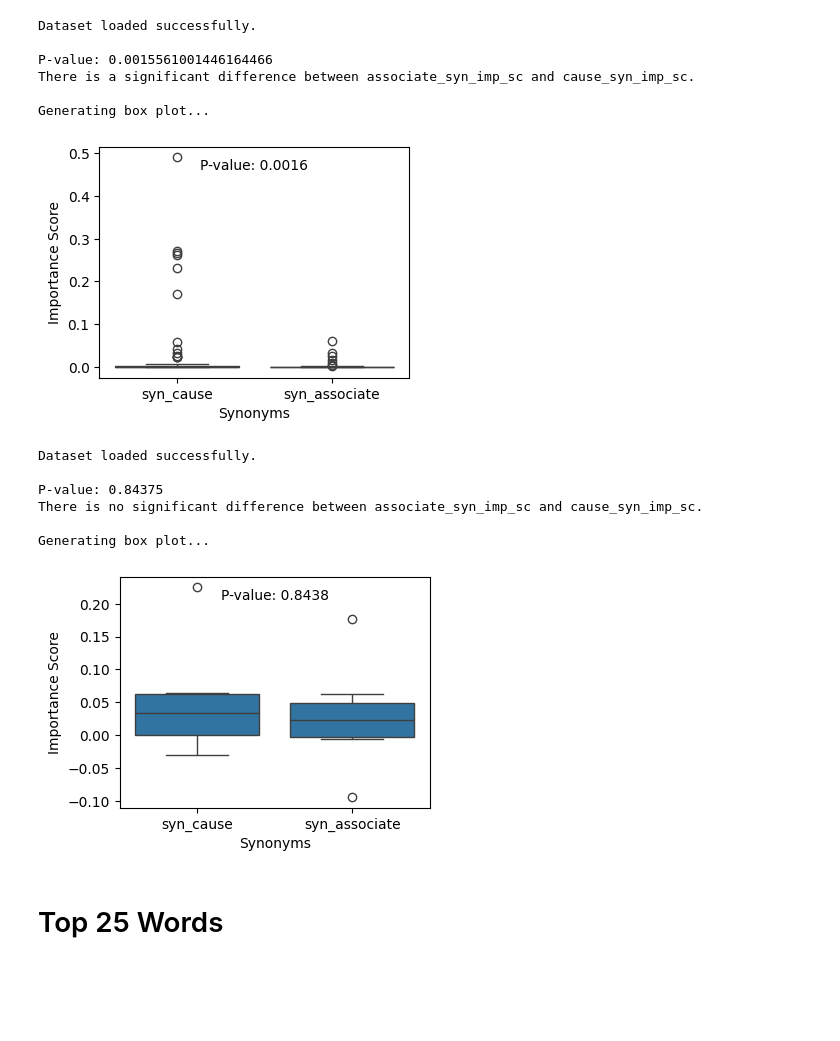
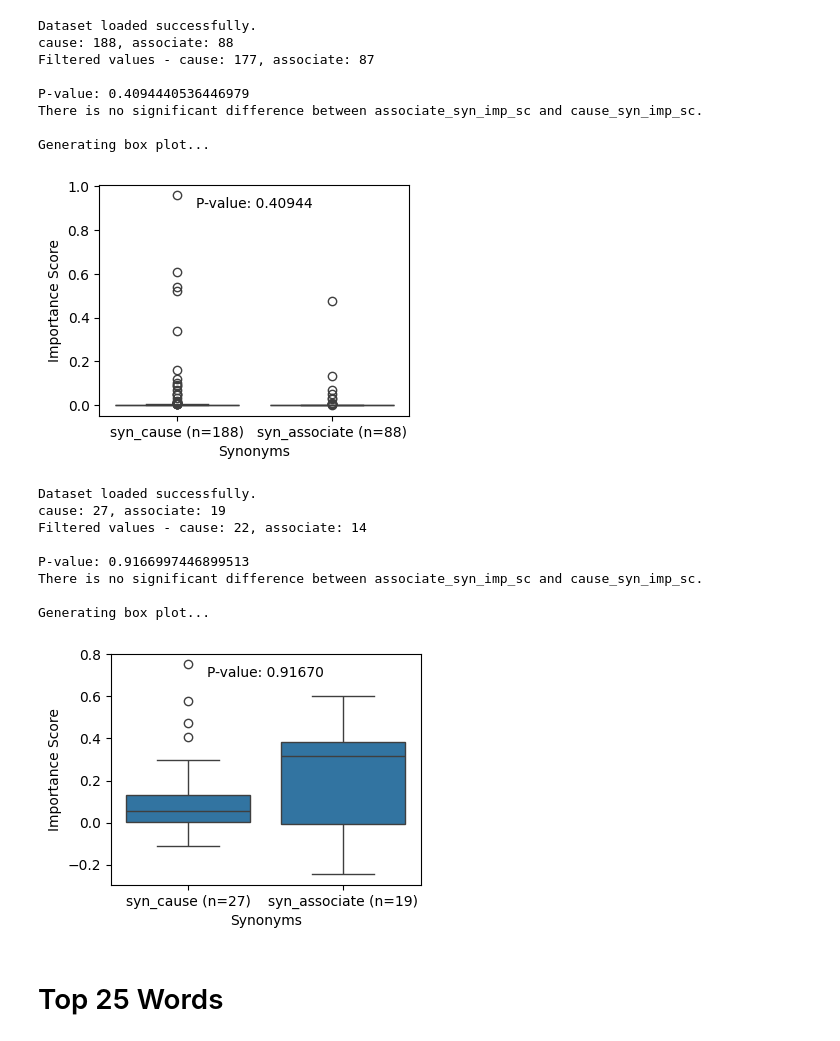
Before and after one commit to BIRDSgroup/CRED, a Jupyter notebook: scripts/code/interpretation_graph_new.ipynb, the cells around one changed output. Cells and saved outputs as stored; diff of their text form; code cells hidden in the pictures; blank space fills up the shorter version.

```diff
--- a/scripts/code/interpretation_graph_new.ipynb
+++ b/scripts/code/interpretation_graph_new.ipynb
@@ -3,6 +5,8 @@ import pandas as pd
 import matplotlib.pyplot as plt
 import seaborn as sns
 from scipy.stats import wilcoxon
+from scipy.stats import mannwhitneyu
+
 
 def analyze_datasets(file_path_cred):
     data_cred = pd.read_csv(file_path_cred, delimiter='\t')
@@ -19,7 +23,8 @@ def analyze_datasets(file_path_cred):
     syn_cause = ['causation', 'do', 'inducer', 'induction', 'make', 'inducement', 'stimulate', 'stimulus', 'inducive', 'get',
                  'causative', 'have', 'cause', 'induce', 'stimulation', 'inducing', 'causation', 'impact', 'developement', 'get', 'make', 'case',
                  'movement', 'induce', 'stimulus', 'causal', 'crusade', 'do', 'inducer', 'inducement',
-                 'causal_agent', 'campaign', 'causative', 'grounds', 'reason', 'stimulation', 'drive', 'stimulate', 'causing', 'induction', 'causa', 'inducive', 'effort', 'suit', 'inducing', "caused", "causes"]
+                 'causal_agent', 'campaign', 'causative', 'grounds', 'reason', 'stimulation', 'drive', 'stimulate',
+                 'causing', 'induction', 'caus', 'inducive', 'effort', 'suit', 'inducing', 'caused', 'causes']
 
     syn_associate = ['companionship', 'associate','associations', 'connective', 'associatory', 'fellow', 'tie_in',
                      'connexion', 'associate_degree', 'associable', 'familiar', 'affiliate',  'companion',
@@ -37,16 +42,23 @@ def analyze_datasets(file_path_cred):
 
     causal_score = max_imp_scores_cause.importance_score.tolist()
     associate_score = max_imp_scores_associate.importance_score.tolist()
+    print(f"cause: {len(causal_score)}, associate: {len(associate_score)}")
+#     print(causal_score)
+#     print(associate_score)
+
 
     filtered_values_cause = [value for value in causal_score if value > 0]
     filtered_values_associate = [value for value in associate_score if value > 0]
-#     print(f"Filtered values - cause: {len(filtered_values_cause)}, associate: {len(filtered_values_associate)}")
+    print(f"Filtered values - cause: {len(filtered_values_cause)}, associate: {len(filtered_values_associate)}")
 
-    dif = len(filtered_values_cause) - len(filtered_values_associate)
-    filtered_values_associate.extend([0] * dif)
+#     stat, p_value = wilcoxon(filtered_values_associate, filtered_values_cause)
 
 
-    stat, p_value = wilcoxon(filtered_values_associate, filtered_values_cause)
+    stat, p_value = mannwhitneyu(causal_score, associate_score, alternative='greater')
+#     stat, p_value = mannwhitneyu(filtered_values_cause, filtered_values_associate, alternative='greater')
+
+
+
     print()
     print(f"P-value: {p_value}")
     if p_value < 0.05:
@@ -57,7 +69,7 @@ def analyze_datasets(file_path_cred):
     print()
     combined_data = pd.DataFrame({
         'Importance Score': pd.concat([max_imp_scores_cause['importance_score'], max_imp_scores_associate['importance_score']]),
-        'List': ['syn_cause'] * len(max_imp_scores_cause) + ['syn_associate'] * len(max_imp_scores_associate)
+        'List': ['syn_cause (n='+str(len(causal_score))+')'] * len(max_imp_scores_cause) + ['syn_associate (n='+str(len(associate_score))+')'] * len(max_imp_scores_associate)
     })
 
     print("Generating box plot...")
@@ -68,15 +80,15 @@ def analyze_datasets(file_path_cred):
     plt.text(0.5, y_max - 0.1 * (y_max - y_min), f'P-value: {p_value:.5f}',
          horizontalalignment='center', size='medium', color='black')
 
-#     # Add p-value text inside the plot
-#     plt.text(0.5, 1.05 * max(combined_data['Importance Score']), f'P-value: {p_value:.4f}',
-#     horizontalalignment='center', size='medium', color='black', weight='semibold')
+
 
     plt.xlabel('Synonyms')
     plt.ylabel('Importance Score')
     plt.show()
 # Example usage
-file_path_cred = 'word_importance_score_cred_withpred_train.tsv'
+# file_path_cred = 'word_importance_score_cred_withpred_train.tsv'
+# file_path_cred = '../CRED_application/bioinfo_submssion/word_importance_score_cred_withpred_train_svm.tsv'
+file_path_cred = '../CRED_application/new_formula/word_importance_score_cred_withpred_train_svm.tsv'
 analyze_datasets(file_path_cred)
 # %% [output]
 Dataset loaded successfully.
@@ -100,24 +117,32 @@ Generating box plot...
 # %%
-file_path_cred_xgb = 'word_importance_score_cred_withpred_traindata_xgb.tsv'
+# file_path_cred_xgb = 'word_importance_score_cred_withpred_traindata_xgb.tsv'
+file_path_cred_xgb ='../CRED_application/new_formula/word_importance_score_cred_withpred_train_xgb.tsv'
+
 analyze_datasets(file_path_cred_xgb)
 # %% [output]
 Dataset loaded successfully.
+cause: 188, associate: 88
+Filtered values - cause: 177, associate: 87
 
-P-value: 0.0015561001446164466
-There is a significant difference between associate_syn_imp_sc and cause_syn_imp_sc.
+P-value: 0.4094440536446979
+There is no significant difference between associate_syn_imp_sc and cause_syn_imp_sc.
 
 Generating box plot...
-[figure, old version]
+[figure, new version]
 # %%
-file_path_cdr_xgb = 'word_importance_score_cdr_withpred_traindata_xgb.tsv'
+# file_path_cdr_xgb = 'word_importance_score_cdr_withpred_traindata_xgb.tsv'
+file_path_cdr_xgb ='../CRED_application/new_formula/word_importance_score_cdr_withpred_train_xgb.tsv'
+
 analyze_datasets(file_path_cdr_xgb)
 # %% [output]
 Dataset loaded successfully.
+cause: 27, associate: 19
+Filtered values - cause: 22, associate: 14
 
-P-value: 0.84375
+P-value: 0.9166997446899513
 There is no significant difference between associate_syn_imp_sc and cause_syn_imp_sc.
 
 Generating box plot...
-[figure, old version]
+[figure, new version]
 # %% [markdown]
 # Top 25 Words
```
Also changed, not shown: parts of 9 cells of this notebook, 1 other file.
